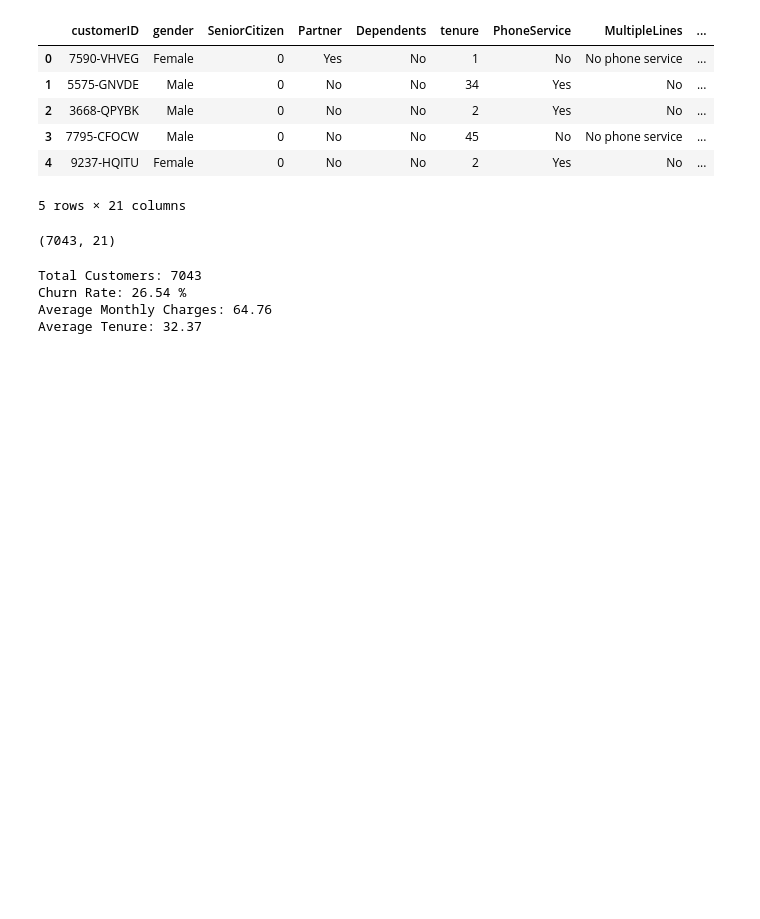
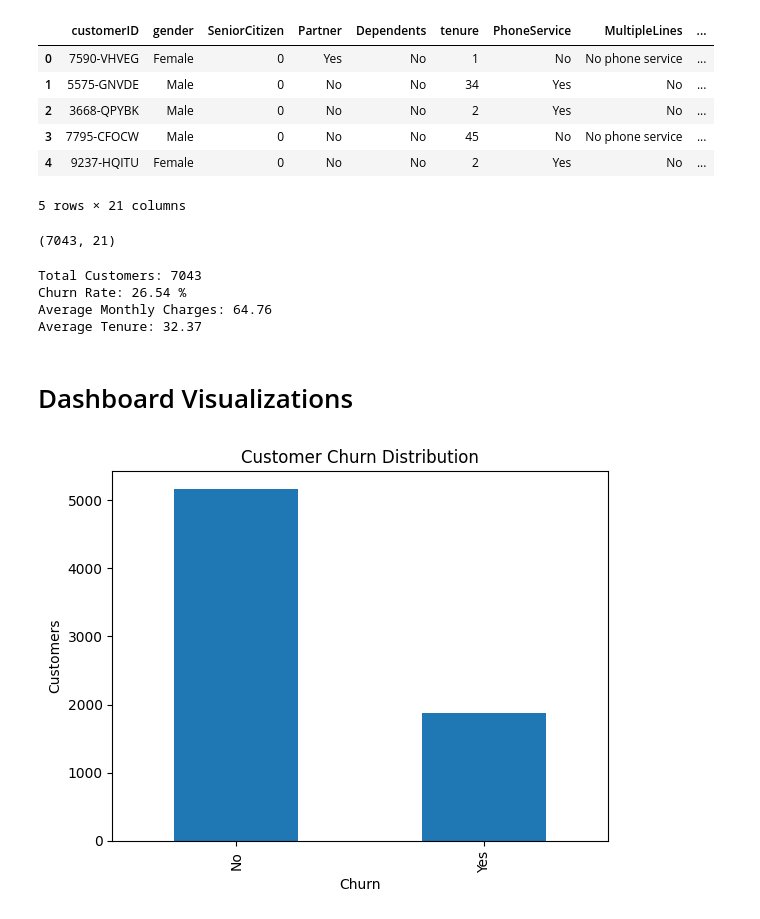
Before and after one commit to AiWriter404/customer-churn-analysis-dashboard, a Jupyter notebook: Customer Churn Analysis Dashboard.ipynb, the cells around one changed output. Saved outputs shown, nothing was run; the diff lists cells and outputs as text; code cells hidden in the pictures; blank space fills up the shorter version.

Commit message:
Kaggle Notebook | Customer Churn Analysis Dashboard.ipynb | Version 3

```diff
--- a/Customer Churn Analysis Dashboard.ipynb
+++ b/Customer Churn Analysis Dashboard.ipynb
@@ -98,3 +100,15 @@ Total Customers: 7043
 Churn Rate: 26.54 %
 Average Monthly Charges: 64.76
 Average Tenure: 32.37
+# %% [markdown]
+# Dashboard Visualizations
+# %%
+import matplotlib.pyplot as plt
+
+df['Churn'].value_counts().plot(kind='bar')
+
+plt.title('Customer Churn Distribution')
+plt.ylabel('Customers')
+plt.show()
+# %% [output]
+[figure, added]
```
Also changed, not shown: parts of 3 cells of this notebook.
